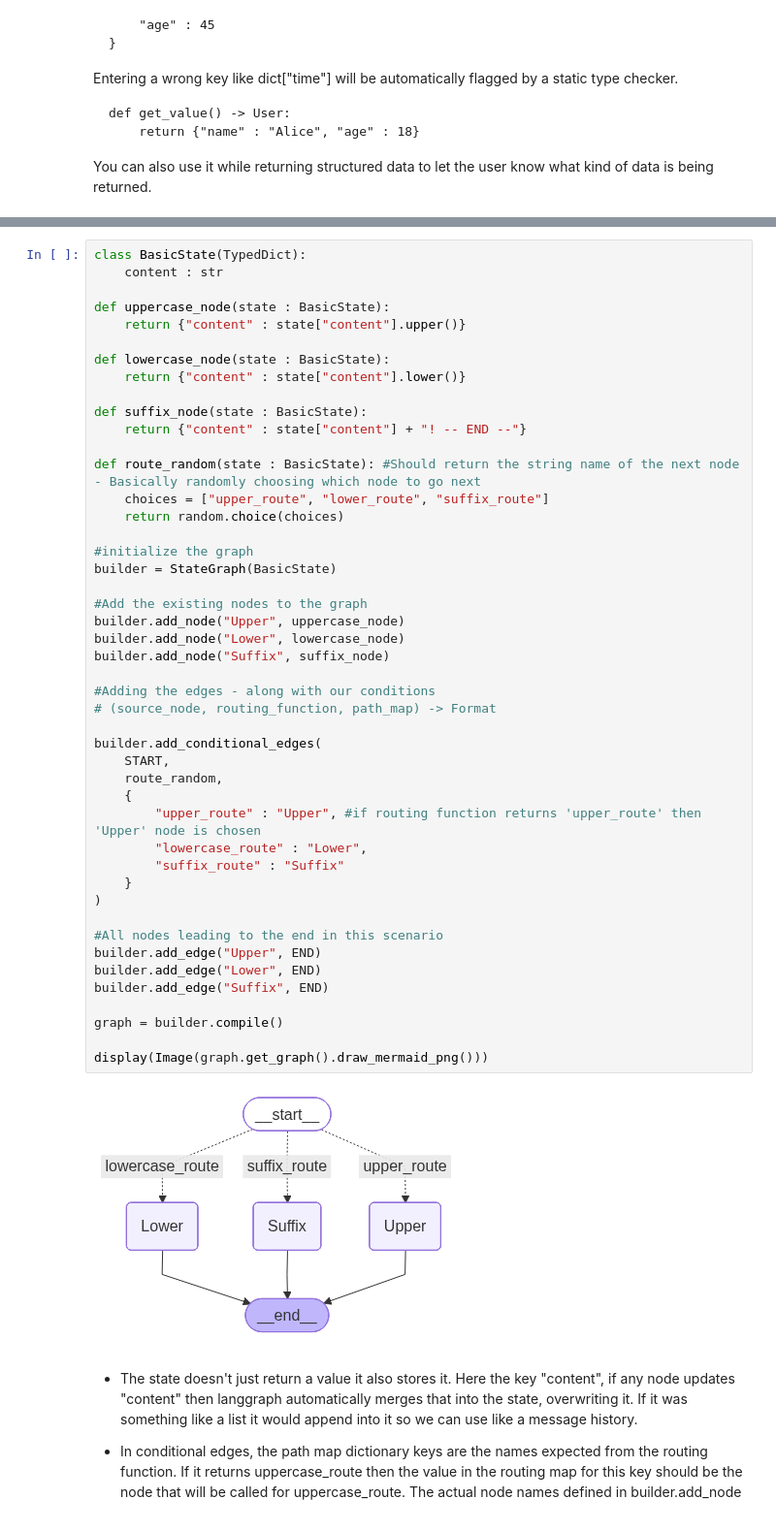
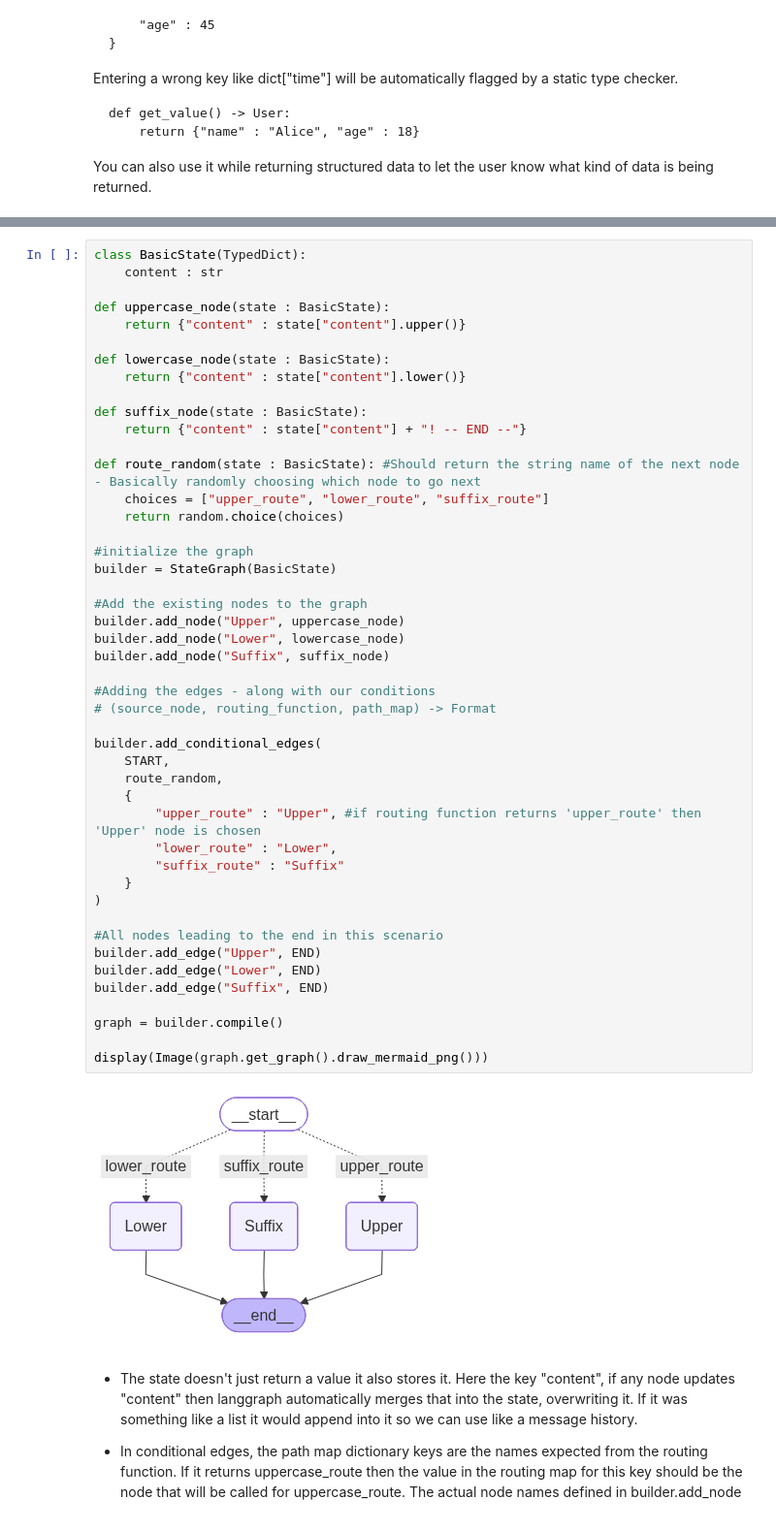
Before and after one commit to leonbora167/intelligent-system-explorations, a Jupyter notebook: LLM/AI_Agents/langraph1.ipynb, the cells around one changed output, grey strips where cells are left out. Shown at 97% size. Cells and saved outputs as stored; diff of their text form.

```diff
--- a/LLM/AI_Agents/langraph1.ipynb
+++ b/LLM/AI_Agents/langraph1.ipynb
@@ -51,35 +56,35 @@ def route_random(state : BasicState): #Should return the string name of the next
 
 #initialize the graph
 builder = StateGraph(BasicState)
 
 #Add the existing nodes to the graph
 builder.add_node("Upper", uppercase_node)
 builder.add_node("Lower", lowercase_node)
 builder.add_node("Suffix", suffix_node)
 
 #Adding the edges - along with our conditions
 # (source_node, routing_function, path_map) -> Format
 
 builder.add_conditional_edges(
     START,
     route_random,
     {
         "upper_route" : "Upper", #if routing function returns 'upper_route' then 'Upper' node is chosen
-        "lowercase_route" : "Lower",
+        "lower_route" : "Lower",
         "suffix_route" : "Suffix"
     }
 )
 
 #All nodes leading to the end in this scenario
 builder.add_edge("Upper", END)
 builder.add_edge("Lower", END)
 builder.add_edge("Suffix", END)
 
 graph = builder.compile()
 
 display(Image(graph.get_graph().draw_mermaid_png()))
 # %% [output]
-[figure, old version]
+[figure, new version]
 # %% [markdown]
 * The state doesn't just return a value it also stores it. Here the key "content", if any node updates "content" then langgraph automatically merges that into the state, overwriting it. If it was something like a list it would append into it so we can use like a message history.
 
```
Also changed, not shown: parts of 18 cells of this notebook, 1 other file.
